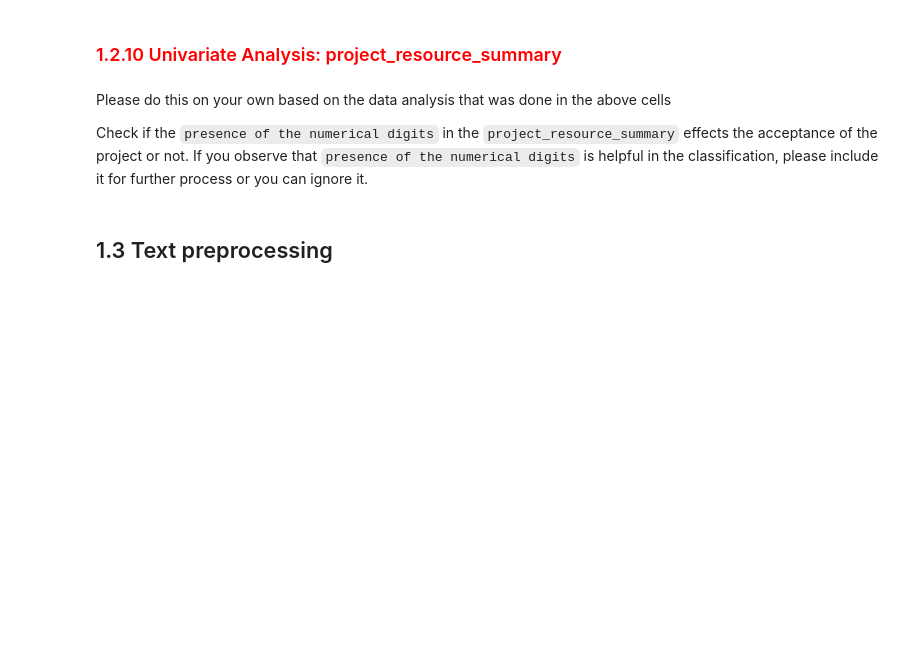
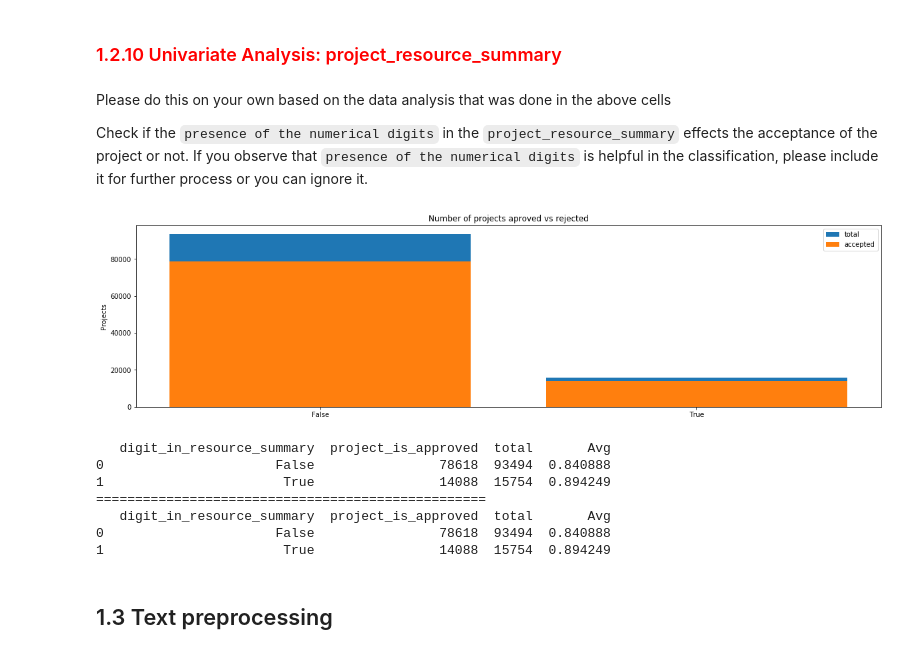
Before and after one commit to VipinJain1/VIP-Machine-Learning-Exercises-and-Practices, a Jupyter notebook: Projects_Auto_Approval_tSNE.ipynb, the cells around one changed output. Cells and saved outputs as stored; diff of their text form; code cells hidden in the pictures; blank space fills up the shorter version.

Commit message:
Added univeriate curve for newly aadded bool field  to see if resource summary has any digit

```diff
--- a/Projects_Auto_Approval_tSNE.ipynb
+++ b/Projects_Auto_Approval_tSNE.ipynb
@@ -706,6 +706,23 @@ univariate_barplots(project_data, 'teacher_number_of_previously_posted_projects'
 Please do this on your own based on the data analysis that was done in the above cells
 
 Check if the `presence of the numerical digits` in the `project_resource_summary` effects the acceptance of the project or not. If you observe that `presence of the numerical digits` is helpful in the classification, please include it for further process or you can ignore it.
+# %%
+dgt = []
+import re
+for values in project_data['project_resource_summary']:
+    dgt.append(bool(re.search(r'[1-9]', values)))
+project_data['digit_in_resource_summary'] = dgt
+
+univariate_barplots(project_data, 'digit_in_resource_summary', 'project_is_approved', top=50)
+# %% [output]
+[figure, added]
+   digit_in_resource_summary  project_is_approved  total       Avg
+0                      False                78618  93494  0.840888
+1                       True                14088  15754  0.894249
+==================================================
+   digit_in_resource_summary  project_is_approved  total       Avg
+0                      False                78618  93494  0.840888
+1                       True                14088  15754  0.894249
 # %% [markdown]
 ## 1.3 Text preprocessing
 # %% [markdown]
```
Also changed, not shown: parts of 2 cells of this notebook.
